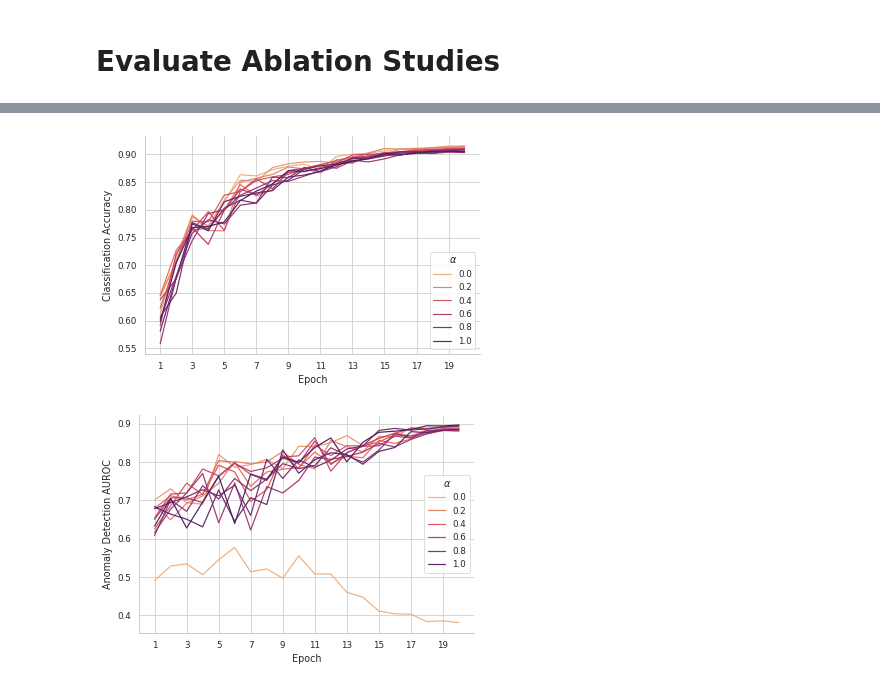
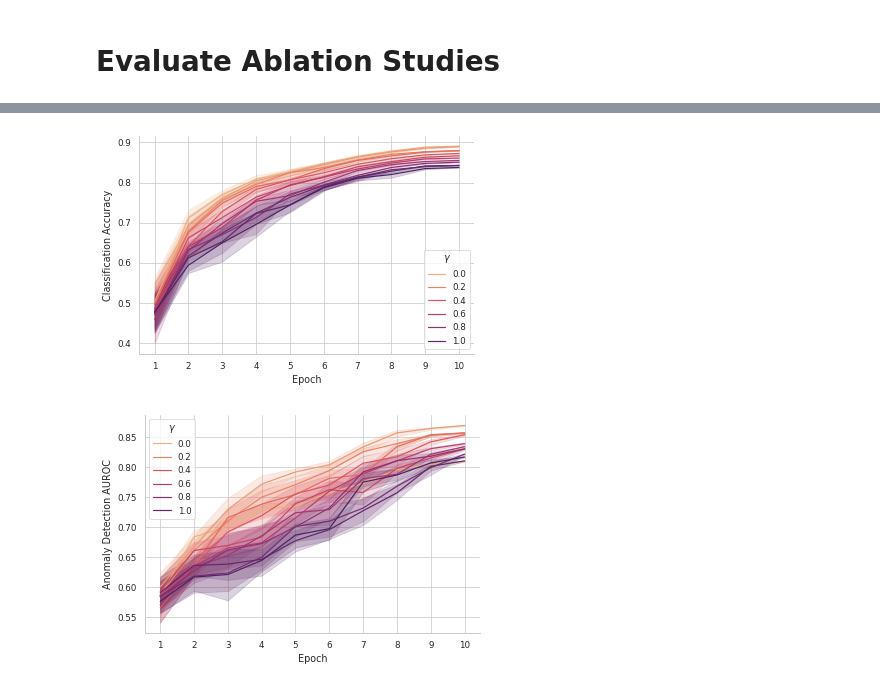
Before and after one commit to kkirchheim/mchad, a Jupyter notebook: notebooks/ablation.ipynb, the cells around one changed output, grey strips where cells are left out. Saved outputs shown, nothing was run; the diff lists cells and outputs as text; code cells hidden in the pictures.

```diff
--- a/notebooks/ablation.ipynb
+++ b/notebooks/ablation.ipynb
@@ -13,38 +59,34 @@ sb.set_context("paper")
 # %%
-from matplotlib.ticker import FuncFormatter
-
 dfs = []
 
 for i in range(0, 12):
-    path = f"/home/ki/projects/work/mchad/logs/multiruns/ablation/12/04/21-14:49:51/vary_ce/{i}/"
+    path = f"{root}/vary_center/{i}/"
     cfg = OmegaConf.load(join(path, "config.yaml"))
-    ce = cfg["model"]["weight_ce"]
+    ce = cfg["model"]["weight_center"]
     df = pd.read_csv(join(path, "csv/version_0/metrics.csv"))
 
-    tmp = df[["epoch", "step", "Distance/OSR/AUROC/val", "Accuracy/val"]].dropna()
-    tmp["$\\beta$"] = ce
+    tmp = df[["step", "epoch", "Distance/OSR/AUROC/val", "Accuracy/val"]].dropna()
+    tmp["$\\alpha$"] = ce
     tmp["epoch"] += 1
     dfs.append(tmp)
 
 df = pd.concat(dfs).reset_index()
 
-g = sb.lineplot(data=df, x="epoch", y="Accuracy/val", hue="$\\beta$", palette="flare")
+g = sb.lineplot(data=df, x="epoch", y="Accuracy/val", hue="$\\alpha$", palette="flare")
 plt.xlabel("Epoch")
 plt.ylabel("Classification Accuracy")
 sb.despine()
-g.set(xticks=list(range(1, 21, 2)))
-plt.legend(loc="center right", title="$\\beta$")
-plt.savefig("out/acc-beta.pgf", dpi=300)
+g.set(xticks=xticks)
+plt.savefig("out/acc-alpha.pgf", dpi=300)
 plt.show()
 
-
 g = sb.lineplot(
-    data=df, x="epoch", y="Distance/OSR/AUROC/val", hue="$\\beta$", palette="flare"
+    data=df, x="epoch", y="Distance/OSR/AUROC/val", hue="$\\alpha$", palette="flare"
 )
 plt.xlabel("Epoch")
 plt.ylabel("Anomaly Detection AUROC")
 sb.despine()
-g.set(xticks=list(range(1, 21, 2)))
-plt.savefig("out/auroc-beta.pgf", dpi=300)
+g.set(xticks=xticks)
+plt.savefig("out/auroc-alpha.pgf", dpi=300)
 plt.show()
 # %% [output]
@@ -55,36 +95,36 @@ sh: warning: setlocale: LC_ALL: cannot change locale (en_US.UTF-8)
 # %%
 dfs = []
 
 for i in range(0, 12):
-    path = f"/home/ki/projects/work/mchad/logs/multiruns/ablation/12/04/21-14:49:51/vary_center/{i}/"
+    path = f"/{root}/vary_oe/{i}/"
     cfg = OmegaConf.load(join(path, "config.yaml"))
-    ce = cfg["model"]["weight_center"]
+    ce = cfg["model"]["weight_oe"]
     df = pd.read_csv(join(path, "csv/version_0/metrics.csv"))
 
     tmp = df[["step", "epoch", "Distance/OSR/AUROC/val", "Accuracy/val"]].dropna()
-    tmp["$\\alpha$"] = ce
+    tmp["$\\gamma$"] = ce
     tmp["epoch"] += 1
     dfs.append(tmp)
 
 df = pd.concat(dfs).reset_index()
 
-g = sb.lineplot(data=df, x="epoch", y="Accuracy/val", hue="$\\alpha$", palette="flare")
+g = sb.lineplot(data=df, x="epoch", y="Accuracy/val", hue="$\gamma$", palette="flare")
 plt.xlabel("Epoch")
 plt.ylabel("Classification Accuracy")
 sb.despine()
-g.set(xticks=list(range(1, 21, 2)))
-plt.savefig("out/acc-alpha.pgf", dpi=300)
+g.set(xticks=xticks)
+plt.savefig("out/acc-gamma.pgf", dpi=300)
 plt.show()
 
 g = sb.lineplot(
-    data=df, x="epoch", y="Distance/OSR/AUROC/val", hue="$\\alpha$", palette="flare"
+    data=df, x="epoch", y="Distance/OSR/AUROC/val", hue="$\gamma$", palette="flare"
 )
 plt.xlabel("Epoch")
 plt.ylabel("Anomaly Detection AUROC")
+g.set(xticks=xticks)
 sb.despine()
-g.set(xticks=list(range(1, 21, 2)))
-plt.savefig("out/auroc-alpha.pgf", dpi=300)
+plt.savefig("out/auroc-gamma.pgf", dpi=300)
 plt.show()
 # %% [output]
-[figure, old version]
+[figure, new version]
-[figure, old version]
+[figure, new version]
```
Also changed, not shown: parts of 4 cells of this notebook, 13 other files.
